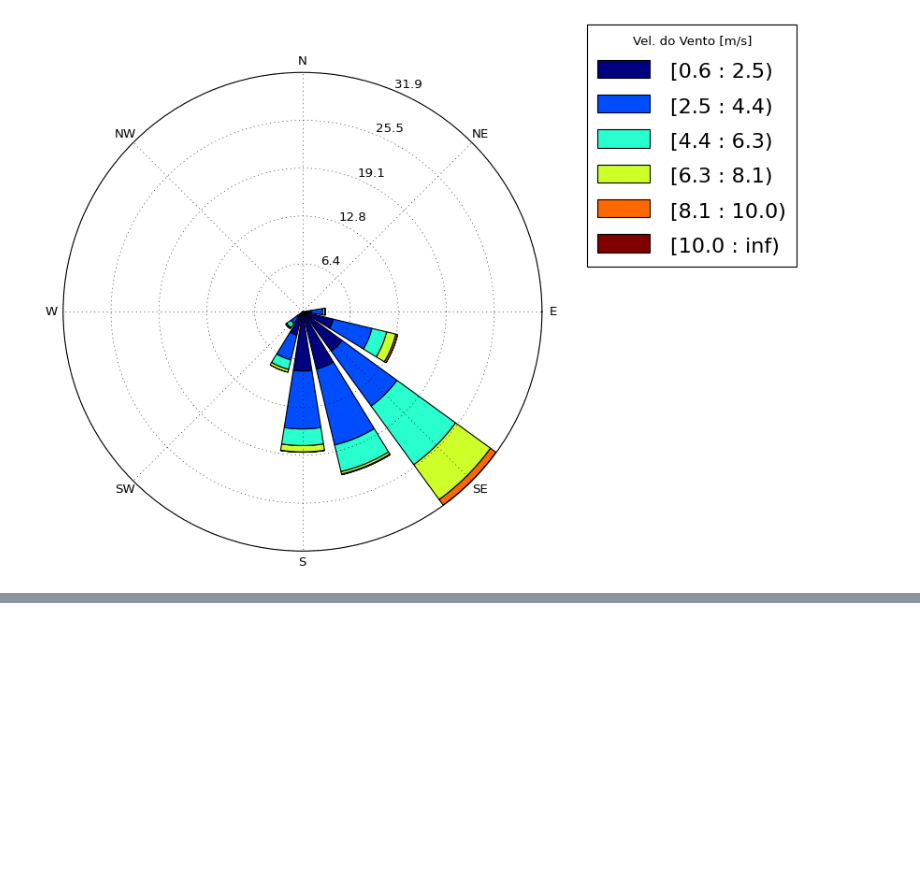
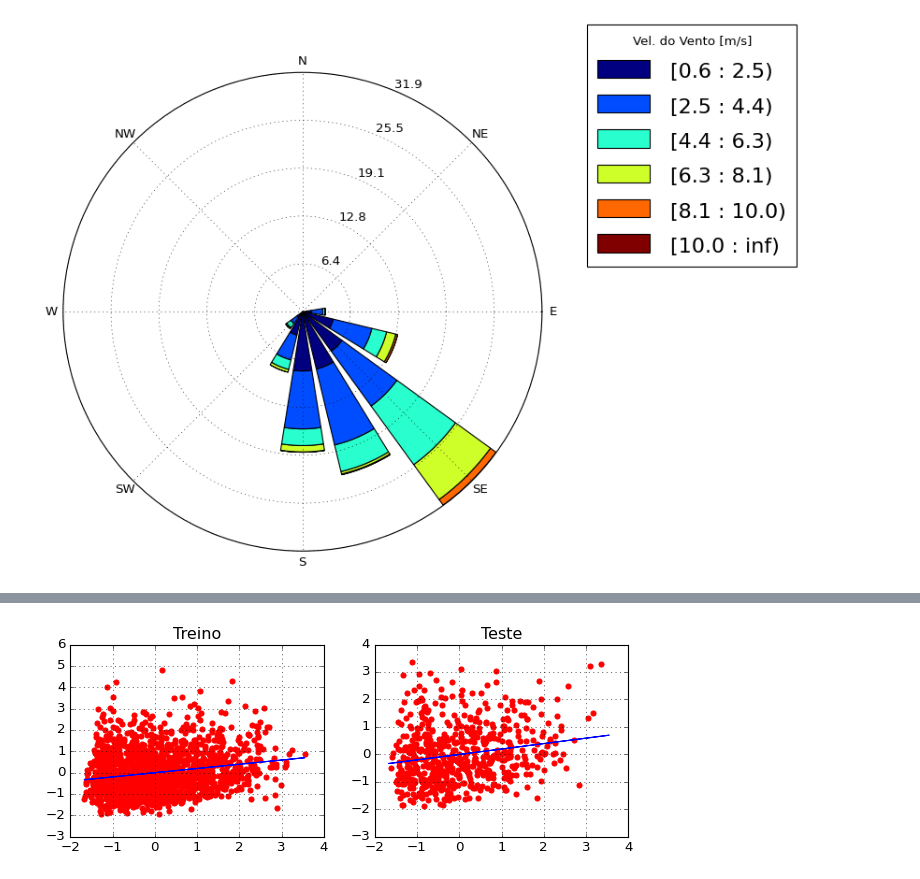
Before and after one commit to jonatanriq/oceanografia, a Jupyter notebook: analise_simcosta_ipanema.ipynb, the cells around one changed output, grey strips where cells are left out. Saved outputs shown, nothing was run; the diff lists cells and outputs as text; code cells hidden in the pictures; blank space fills up the shorter version.

Commit message:
agora com uma regressão linear nos dados de ondas e ventos

```diff
--- a/analise_simcosta_ipanema.ipynb
+++ b/analise_simcosta_ipanema.ipynb
@@ -342,0 +375,36 @@ plt.savefig('rosa_ondas.png',bbox_extra_artists=(lgd,), bbox_inches='tight')
+# %%
+### ESTOU REALIZANDO A REGRESSÃO LINEAR EM TERMOS GERAIS (USANDO TODAS AS DIREÇÕES)
+
+# vou dar o x e o y, que serão a velocidade do vento e a hsig
+X, Y = novo.iloc[:,4:6].iloc[:,:-1], novo.iloc[:,4:6].iloc[:,-1]
+
+# depois, vou separar os dados em treino e teste
+X_train, X_test, y_train, y_test = ms.train_test_split(X, Y, random_state = 0)
+
+# agora treino o modelo de regressão linear
+regressor = lm.LinearRegression()
+regressor.fit(X_train, y_train)
+
+# Executando a Previsao
+y_pred = regressor.predict(X_test)
+
+fig, ax = plt.subplots(ncols=2, figsize=(9,3))
+plt.style.use('classic')
+fig.patch.set_facecolor('white')
+
+
+# visualizando o treino
+ax[0].scatter(X_train, y_train, color = 'red')
+ax[0].plot(X_train, regressor.predict(X_train), color = 'blue', scaley=False)
+ax[0].set_title('Treino')
+ax[0].grid()
+
+# visuzalizando teste
+ax[1].scatter(X_test, y_test, color = 'red')
+ax[1].plot(X_train, regressor.predict(X_train), color = 'blue', scaley=False)
+ax[1].set_title('Teste')
+ax[1].grid()
+
+plt.show()
+# %% [output]
+[figure, added]
```
Also changed, not shown: parts of 8 cells of this notebook.
